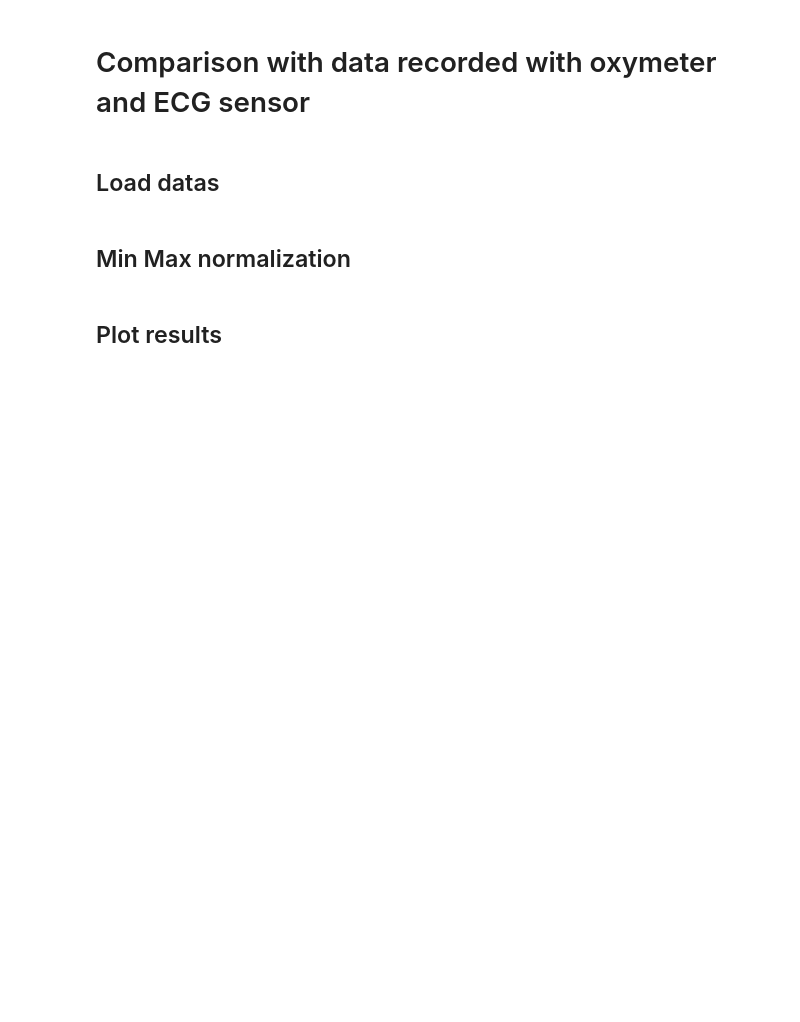
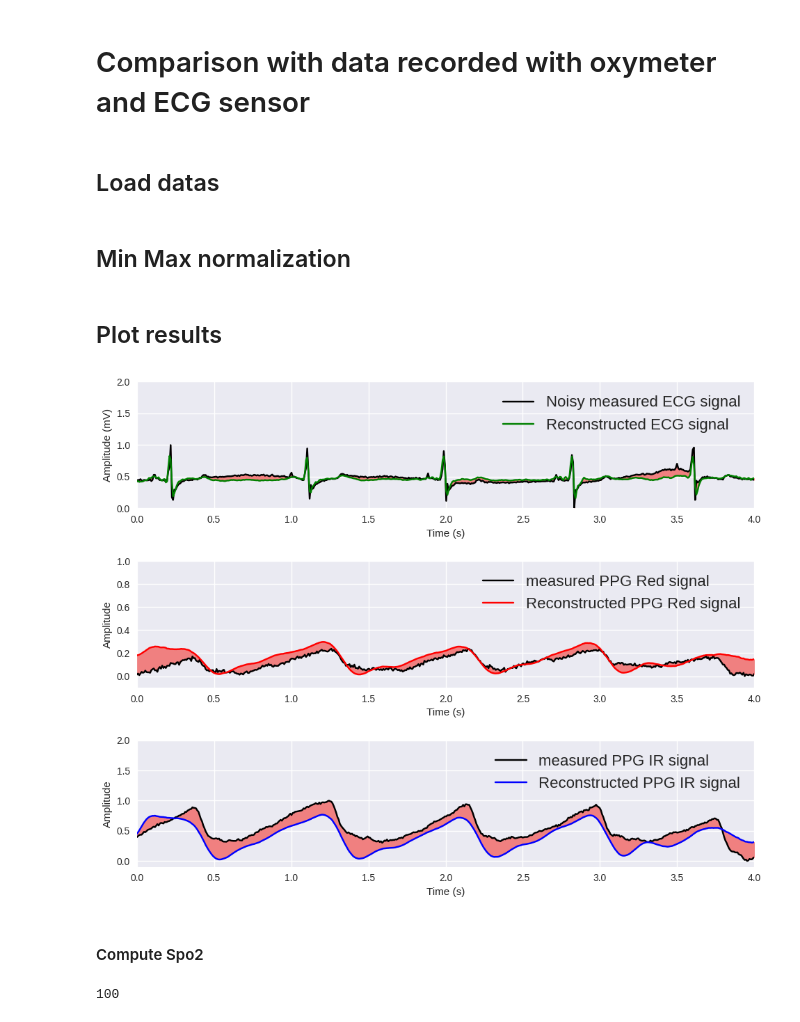
Before and after one commit to marcusnk237/noisy_ecg_to_ecg_ppgs, a Jupyter notebook: Noisy_ECG_to_ECG_Red_PPG_and_IR_PPG(PTT+BIDMC)V3_SNR_Min_Max_Normalization.ipynb, the cells around one changed output. Saved outputs shown, nothing was run; the diff lists cells and outputs as text; code cells hidden in the pictures; blank space fills up the shorter version.

```diff
--- a/Noisy_ECG_to_ECG_Red_PPG_and_IR_PPG(PTT+BIDMC)V3_SNR_Min_Max_Normalization.ipynb
+++ b/Noisy_ECG_to_ECG_Red_PPG_and_IR_PPG(PTT+BIDMC)V3_SNR_Min_Max_Normalization.ipynb
@@ -369,3 +403,5 @@ def calculateSNRImprovement(testX, testy, predictions):
+# %%
+gan.load_weights('/content/autoencoder_ecg_red_ir_06500 (2).hdf5')
 # %%
 N=X_train_ir.shape[0]
 batch_size = 2* tpu_strategy.num_replicas_in_sync
@@ -649,39 +685,50 @@ for row in f:
 # %%
 q=500
 ecg_arduino = (ecg_arduinos[q:q+512]-np.min(ecg_arduinos[q:q+512]))/(np.max(ecg_arduinos[q:q+512])-np.min(ecg_arduinos[q:q+512]))
-red_arduino = (ppg_red_arduino[q:q+512]-np.min(ppg_ir_arduino[q:q+512]))/(np.max(ppg_red_arduino[q:q+512])-np.min(ppg_red_arduino[q:q+512]))
+red_arduino = (ppg_red_arduino[q:q+512]-np.min(ppg_red_arduino[q:q+512]))/(np.max(ppg_ir_arduino[q:q+512])-np.min(ppg_ir_arduino[q:q+512]))
 ir_arduino = (ppg_ir_arduino[q:q+512]-np.min(ppg_ir_arduino[q:q+512]))/(np.max(ppg_ir_arduino[q:q+512])-np.min(ppg_ir_arduino[q:q+512]))
 ecg_ppg_signals= gan(np.array([ecg_arduino]))
 # %% [markdown]
 ## Plot results
 # %%
-figure, axis = plt.subplots(nrows=3, ncols=1, figsize=(10, 7))
+figure, axis = plt.subplots(nrows=3, ncols=1, figsize=(10, 8))
+font = font_manager.FontProperties(size=16)
+
 axis[0].plot(t_p,ecg_arduino,color='black',label="Noisy measured ECG signal")
 axis[0].plot(t_p,ecg_ppg_signals[0][0],color='green',label='Reconstructed ECG signal')
 axis[0].fill_between(t_p,ecg_ppg_signals[0][0],ecg_arduino, color='lightcoral')
-axis[0].legend(loc='upper left')
+axis[0].legend(loc='upper right',prop=font)
 axis[0].set(xlabel='Time (s)', ylabel='Amplitude (mV)')
 axis[0].set_xlim([0, 4])
-axis[0].set_ylim([0, 1.25])
+axis[0].set_ylim([0, 2])
 
-axis[1].plot(t_p,red_arduino,color='yellow',label='measured PPG Red signal')
+axis[1].plot(t_p,red_arduino,color='black',label='measured PPG Red signal')
 axis[1].plot(t_p,ecg_ppg_signals[1][0],color='red',label='Reconstructed PPG Red signal')
 axis[1].fill_between(t_p,ecg_ppg_signals[1][0],red_arduino, color='lightcoral')
-axis[1].legend(loc='upper left')
+axis[1].legend(loc='upper right',prop=font)
 axis[1].set(xlabel='Time (s)', ylabel='Amplitude')
 axis[1].set_xlim([0, 4])
-axis[1].set_ylim([0, 1])
+axis[1].set_ylim([-0.1, 1])
 
-axis[2].plot(t_p,ir_arduino,color='yellow',label='measured PPG IR signal')
+font = font_manager.FontProperties(size=16)
+axis[2].plot(t_p,ir_arduino,color='black',label='measured PPG IR signal')
 axis[2].plot(t_p,ecg_ppg_signals[2][0],color='blue',label='Reconstructed PPG IR signal')
 axis[2].fill_between(t_p,ecg_ppg_signals[2][0],ir_arduino, color='lightcoral', label = '')
-axis[2].legend(loc='upper left')
+axis[2].legend(loc='upper right')
 axis[2].set(xlabel='Time (s)', ylabel='Amplitude')
 axis[2].set_xlim([0, 4])
-axis[2].set_ylim([0, 1.25])
+axis[2].set_ylim([-0.1, 2])
 
 
 figure.tight_layout()
-plt.legend()
+plt.legend(prop=font)
 plt.show()
-figure.savefig('data_comparison.jpg', format='jpg', dpi=300)
+figure.savefig('data_comparison.tif', format='tif', dpi=300)
+# %% [output]
+[figure, added]
+# %% [markdown]
+#### Compute Spo2
+# %%
+getSpO2(ecg_ppg_signals[1][0],ecg_ppg_signals[2][0])
+# %% [output]
+100
```
Also changed, not shown: parts of 3 cells of this notebook.
